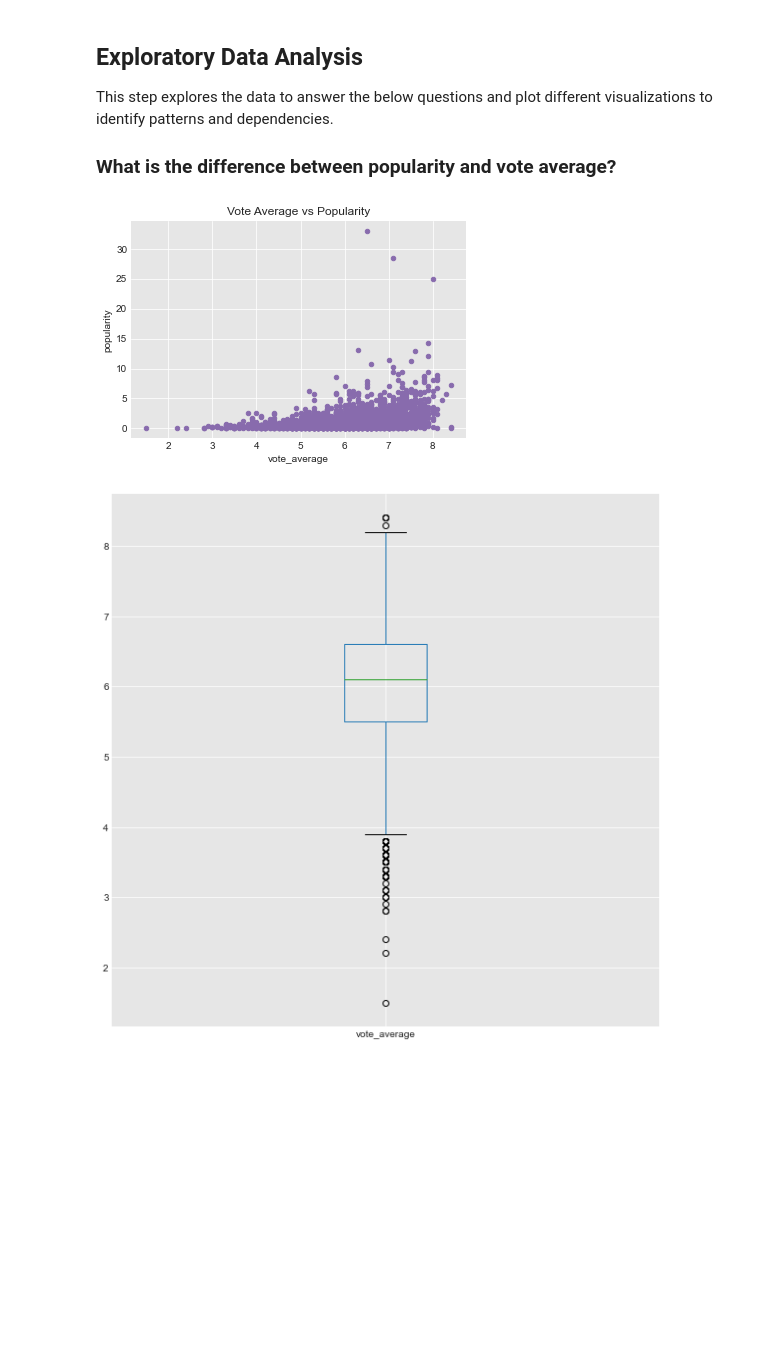
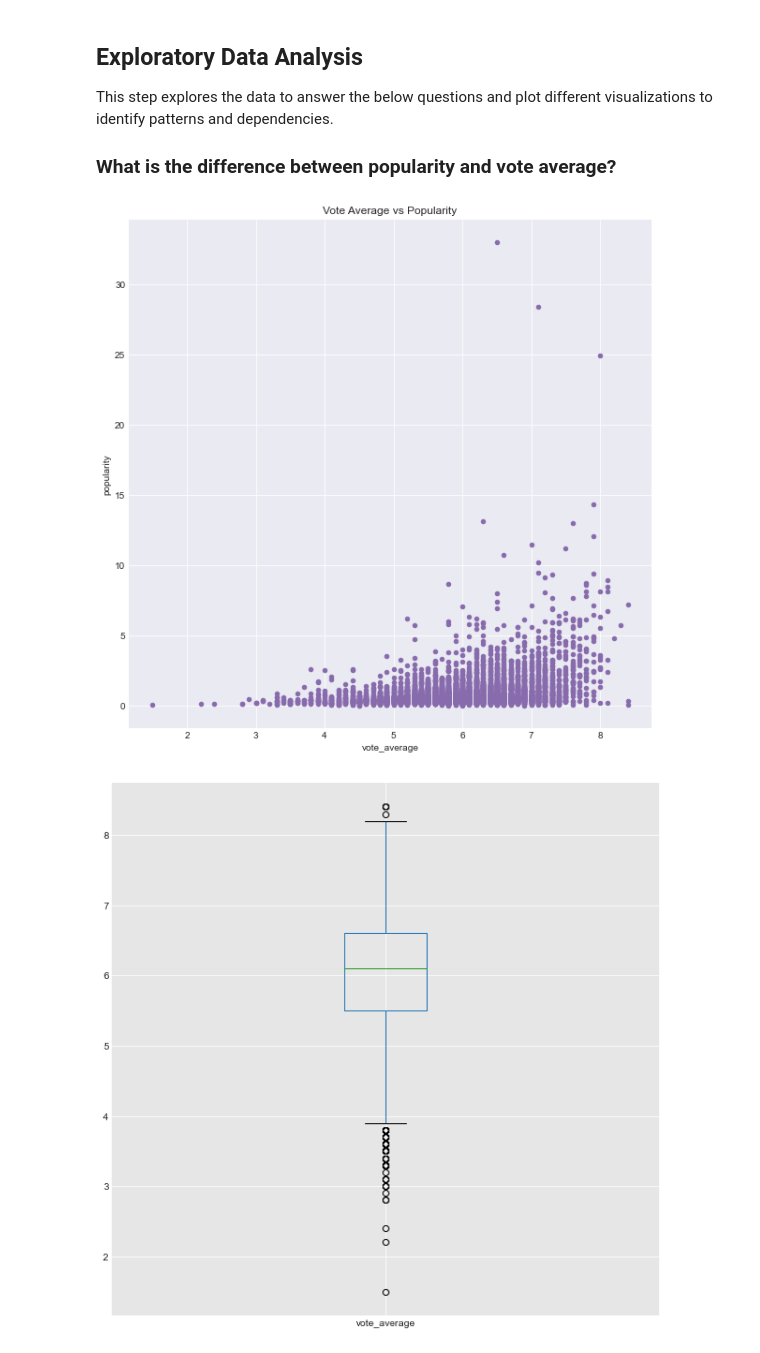
Before and after one commit to hagerElsehaimy/TMDb, a Jupyter notebook: TMDb.ipynb, the cells around one changed output. Saved outputs shown, nothing was run; the diff lists cells and outputs as text; code cells hidden in the pictures; blank space fills up the shorter version.

```diff
--- a/TMDb.ipynb
+++ b/TMDb.ipynb
@@ -417,11 +417,11 @@ This step explores the data to answer the below questions and plot different vis
 
 ### What is the difference between popularity and vote average?
 # %%
-movies_df.plot(x='vote_average',y='popularity',kind='scatter', color='#886bad')
+movies_df.plot(x='vote_average',y='popularity',kind='scatter', color='#886bad',figsize=(10,10))
 plt.title('Vote Average vs Popularity')
 plt.show()
 # %% [output]
-[figure, old version]
+[figure, new version]
 # %%
 # Use this, and more code cells, to explore your data. Don't forget to add
 #   Markdown cells to document your observations and findings.
```
Also changed, not shown: parts of 4 cells of this notebook.
